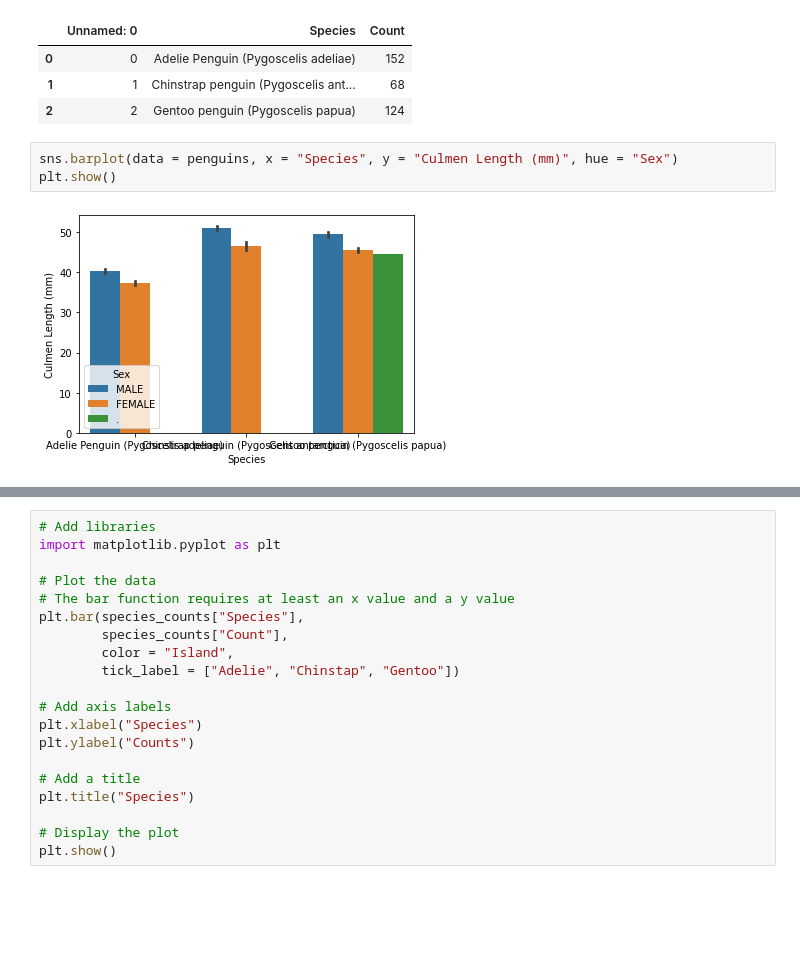
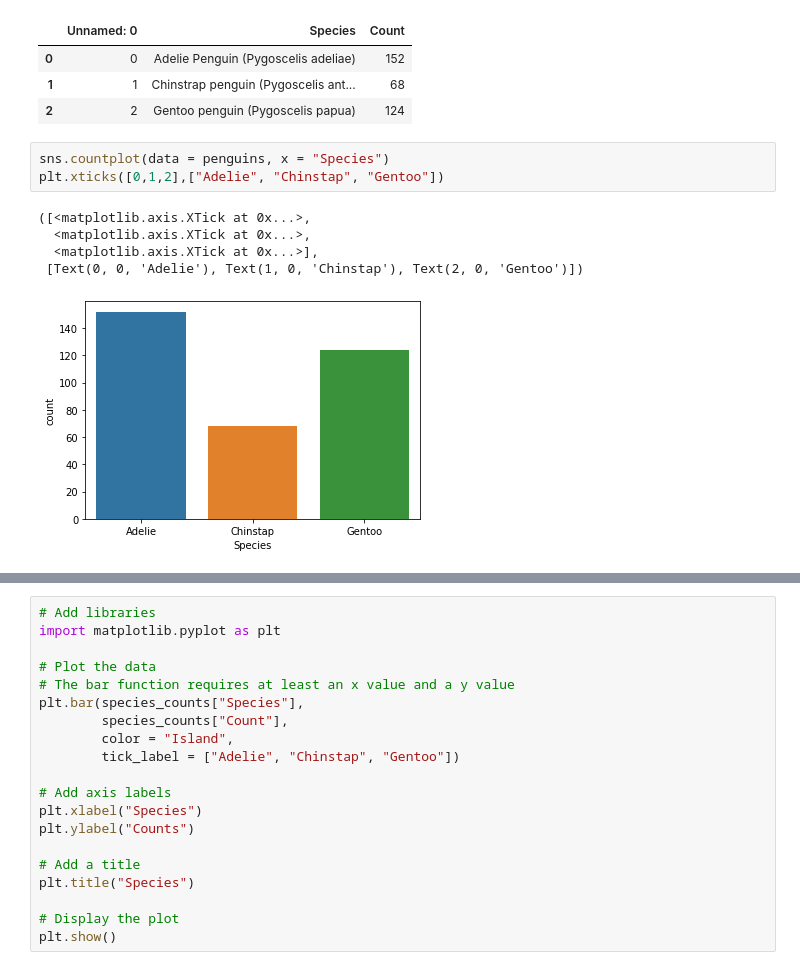
Before and after one commit to vnguyen24/SURF2022, a Jupyter notebook: Session2/Teaching2.ipynb, the cells around one changed output, grey strips where cells are left out. Saved outputs shown, nothing was run; the diff lists cells and outputs as text; blank space fills up the shorter version.

```diff
--- a/Session2/Teaching2.ipynb
+++ b/Session2/Teaching2.ipynb
@@ -366,8 +366,12 @@ species_counts.head()
 | 0 | 0 | Adelie Penguin (Pygoscelis adeliae) | 152 |
 | 1 | 1 | Chinstrap penguin (Pygoscelis ant... | 68 |
 | 2 | 2 | Gentoo penguin (Pygoscelis papua) | 124 |
-# %%
-sns.barplot(data = penguins, x = "Species", y = "Culmen Length (mm)", hue = "Sex")
-plt.show()
-# %% [output]
-[figure, removed]
+# %%
+sns.countplot(data = penguins, x = "Species")
+plt.xticks([0,1,2],["Adelie", "Chinstap", "Gentoo"])
+# %% [output]
+([<matplotlib.axis.XTick at 0x...>,
+  <matplotlib.axis.XTick at 0x...>,
+  <matplotlib.axis.XTick at 0x...>],
+ [Text(0, 0, 'Adelie'), Text(1, 0, 'Chinstap'), Text(2, 0, 'Gentoo')])
+[figure, added]
```
Also changed, not shown: parts of 2 cells of this notebook.
